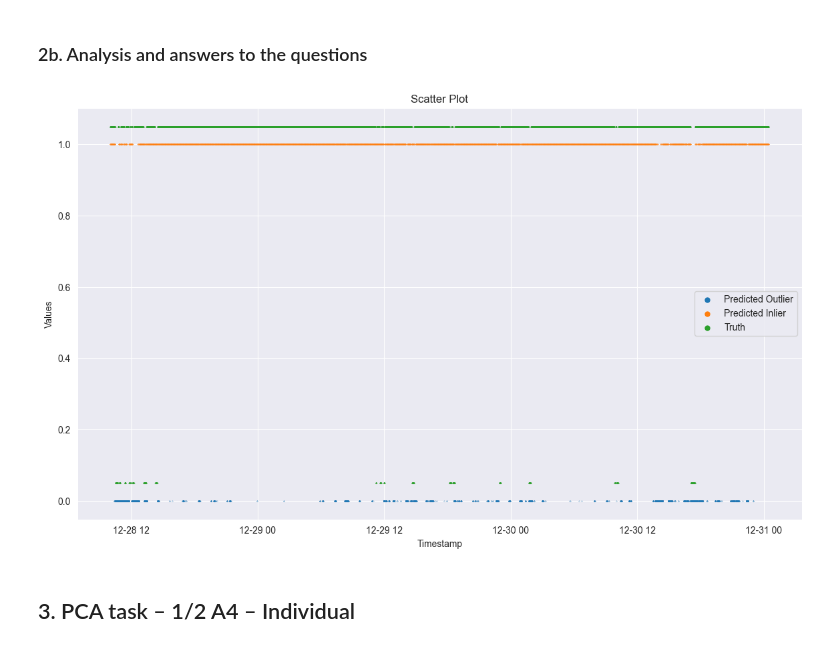
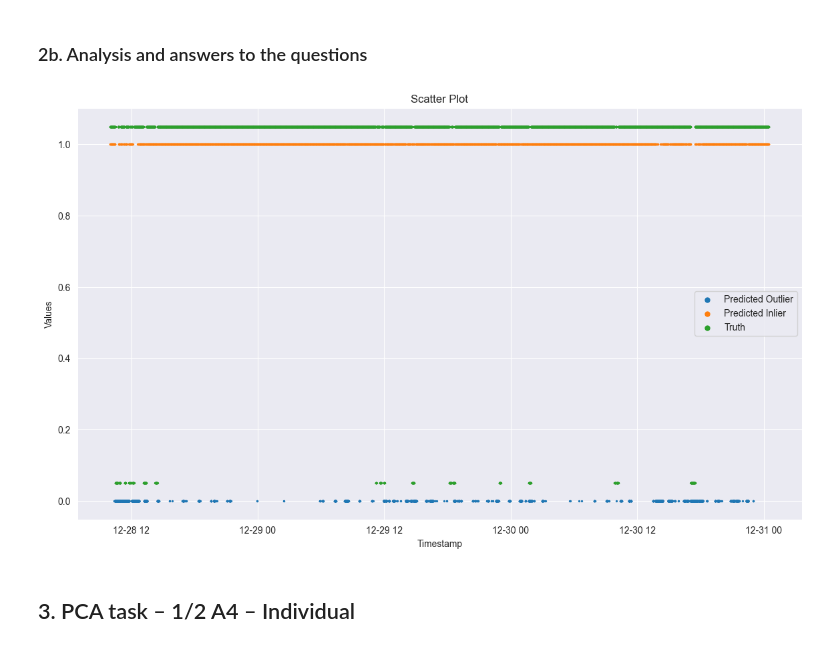
Before and after one commit to suhaib1769/CDA_Group42, a Jupyter notebook: Lab_2/Lab2.ipynb, the cells around one changed output. Saved outputs shown, nothing was run; the diff lists cells and outputs as text; code cells hidden in the pictures.

```diff
--- a/Lab_2/Lab2.ipynb
+++ b/Lab_2/Lab2.ipynb
@@ -241,20 +241,20 @@ del timestamps
 ### 2b. Analysis and answers to the questions
 # %%
 # Create scatter plot with fewer datapoints to keep it lighter for your computer :)
-plt.scatter(timestamps_negative[::2], [pred + 1 for pred in y_pred_negative[::2]], s=0.05, label='Predicted Outlier')
-plt.scatter(timestamps_positive[::50], y_pred_positive[::50], s=0.05, label='Predicted Inlier')
-plt.scatter([datetime.strptime(timestamp.strip(), '%d/%m/%Y %I:%M:%S %p') for timestamp in validation_data['Timestamp'][::25]], abs( validation_data['Label'][::25] - 1) + 0.05, s=0.05, label='Truth')
+plt.scatter(timestamps_negative[::2], [pred + 1 for pred in y_pred_negative[::2]], s=2, label='Predicted Outlier')
+plt.scatter(timestamps_positive[::50], y_pred_positive[::50], s=2, label='Predicted Inlier')
+plt.scatter([datetime.strptime(timestamp.strip(), '%d/%m/%Y %I:%M:%S %p') for timestamp in validation_data['Timestamp'][::25]], abs( validation_data['Label'][::25] - 1) + 0.05, s=2, label='Truth')
 # Set labels and title
 plt.xlabel('Timestamp')
 plt.ylabel('Values')
 plt.title('Scatter Plot')
 legend = plt.legend()
 for handle in legend.legendHandles:
     handle._sizes = [25]
 
 plt.show()
 # %% [output]
-[figure, old version]
+[figure, new version]
 # %%
 del y_pred_negative
 del y_pred_positive
```
Also changed, not shown: parts of 4 cells of this notebook, 2 other files.
